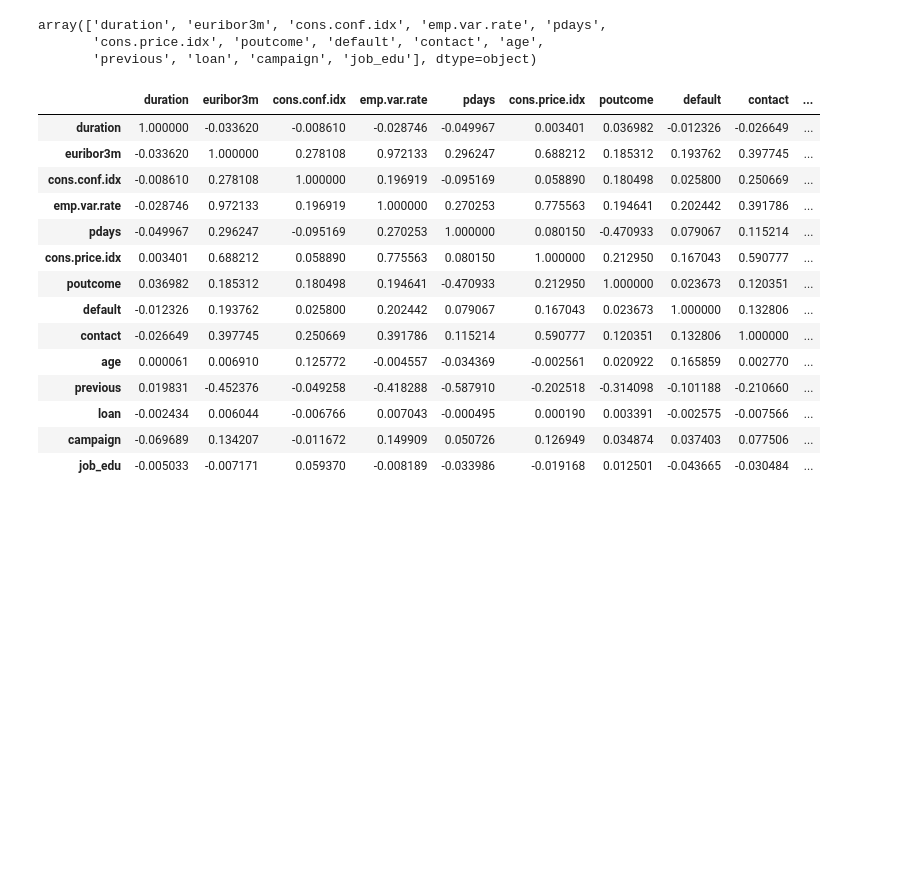
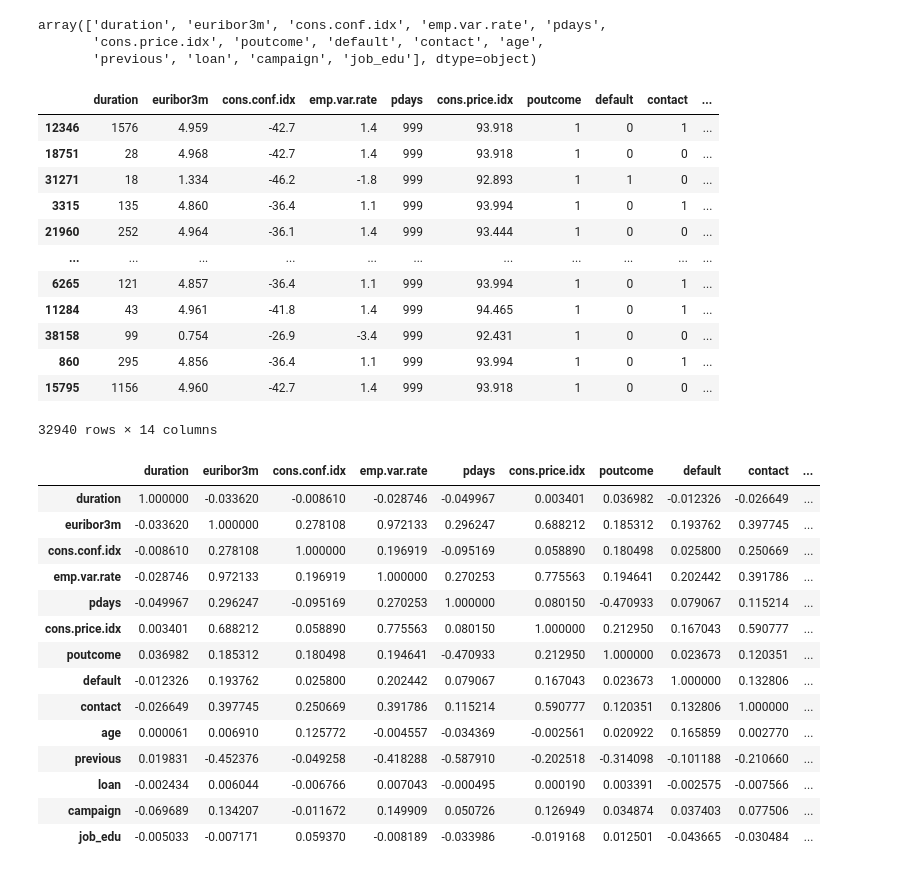
Before and after one commit to 4GeeksAcademy/Logistic-Regression-Project_AR, a Jupyter notebook: src/explore.ipynb, the cells around one changed output. Saved outputs shown, nothing was run; the diff lists cells and outputs as text; code cells hidden in the pictures; blank space fills up the shorter version.

```diff
--- a/src/explore.ipynb
+++ b/src/explore.ipynb
@@ -304,0 +283,9 @@ Column job_edu values: ['housemaid_basic.4y' 'services_high.school' 'admin._basi
+# %%
+# Change 'job_edu', 'marital', 'default', 'housing', 'loan', 'contact', 'poutcome' and 'y' columns to numeric
+cols = ['job_edu', 'marital', 'default', 'housing', 'loan', 'contact', 'poutcome', 'y']
+# Initialize the label encoder
+label_encoder = LabelEncoder()
+# Encode labels of multiple columns at once
+df[cols] = df[cols].apply(label_encoder.fit_transform)
+# Print head
+df.head()
@@ -353,8 +347,8 @@ max        5.045000      1.000000     89.000000
 # %%
 # Feature importance
 # Train/test split
-X = df2.drop(['y'], axis=1)
-y = df2['y']
+X = df.drop(['y'], axis=1)
+y = df['y']
 X_train, X_test, y_train, y_test = train_test_split(X, y, test_size=0.2, random_state=42)
 
 # Feature importance using xgb
@@ -431,6 +427,22 @@ array(['duration', 'euribor3m', 'cons.conf.idx', 'emp.var.rate', 'pdays',
 # Select the features with more than 1% of importance
 X_train = X_train[df_imp[df_imp.Importance>1]['Feature'].values]
 X_test = X_test[df_imp[df_imp.Importance>1]['Feature'].values]
+# %%
+X_train
+# %% [output]
+|  | duration | euribor3m | cons.conf.idx | emp.var.rate | pdays | cons.price.idx | poutcome | default | contact | ... |
+| 12346 | 1576 | 4.959 | -42.7 | 1.4 | 999 | 93.918 | 1 | 0 | 1 | ... |
+| 18751 | 28 | 4.968 | -42.7 | 1.4 | 999 | 93.918 | 1 | 0 | 0 | ... |
+| 31271 | 18 | 1.334 | -46.2 | -1.8 | 999 | 92.893 | 1 | 1 | 0 | ... |
+| 3315 | 135 | 4.860 | -36.4 | 1.1 | 999 | 93.994 | 1 | 0 | 1 | ... |
+| 21960 | 252 | 4.964 | -36.1 | 1.4 | 999 | 93.444 | 1 | 0 | 0 | ... |
+| ... | ... | ... | ... | ... | ... | ... | ... | ... | ... | ... |
+| 6265 | 121 | 4.857 | -36.4 | 1.1 | 999 | 93.994 | 1 | 0 | 1 | ... |
+| 11284 | 43 | 4.961 | -41.8 | 1.4 | 999 | 94.465 | 1 | 0 | 1 | ... |
+| 38158 | 99 | 0.754 | -26.9 | -3.4 | 999 | 92.431 | 1 | 0 | 0 | ... |
+| 860 | 295 | 4.856 | -36.4 | 1.1 | 999 | 93.994 | 1 | 0 | 1 | ... |
+| 15795 | 1156 | 4.960 | -42.7 | 1.4 | 999 | 93.918 | 1 | 0 | 0 | ... |
+32940 rows × 14 columns
 # %%
 # VIF
 X_train.corr()
```
Also changed, not shown: parts of 12 cells of this notebook.
